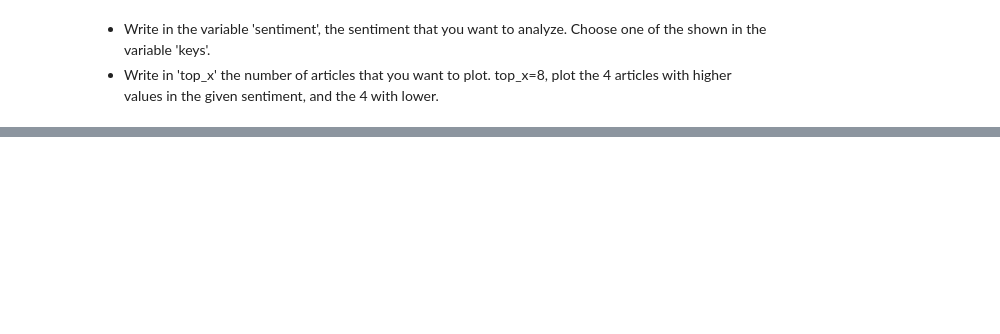
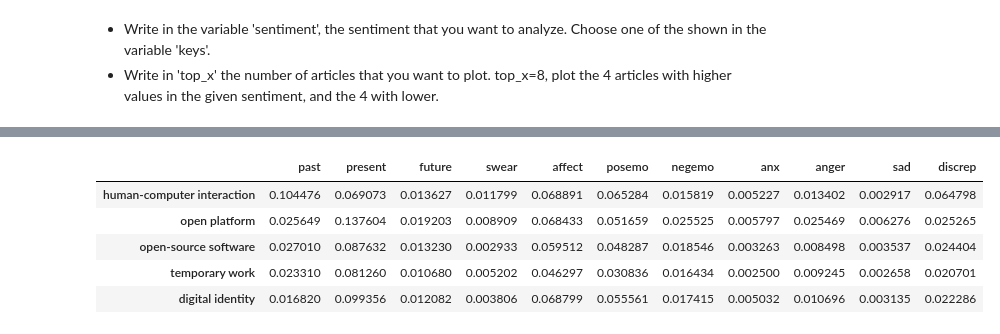
Before and after one commit to NGI4eu/engineroom-sentiment_analysis, a Jupyter notebook: Sentiment_Analysis_LIWC.ipynb, the cells around one changed output, grey strips where cells are left out. Saved outputs shown, nothing was run; the diff lists cells and outputs as text; code cells hidden in the pictures; blank space fills up the shorter version.

Commit message:
Uploaded sentiment notebook

```diff
--- a/Sentiment_Analysis_LIWC.ipynb
+++ b/Sentiment_Analysis_LIWC.ipynb
@@ -437,0 +407,9 @@ df
+# %%
+pd.read_csv('data/summarized_sentiments.csv', index_col=0).head()
+# %% [output]
+|  | past | present | future | swear | affect | posemo | negemo | anx | anger | sad | discrep |
+| human-computer interaction | 0.104476 | 0.069073 | 0.013627 | 0.011799 | 0.068891 | 0.065284 | 0.015819 | 0.005227 | 0.013402 | 0.002917 | 0.064798 |
+| open platform | 0.025649 | 0.137604 | 0.019203 | 0.008909 | 0.068433 | 0.051659 | 0.025525 | 0.005797 | 0.025469 | 0.006276 | 0.025265 |
+| open-source software | 0.027010 | 0.087632 | 0.013230 | 0.002933 | 0.059512 | 0.048287 | 0.018546 | 0.003263 | 0.008498 | 0.003537 | 0.024404 |
+| temporary work | 0.023310 | 0.081260 | 0.010680 | 0.005202 | 0.046297 | 0.030836 | 0.016434 | 0.002500 | 0.009245 | 0.002658 | 0.020701 |
+| digital identity | 0.016820 | 0.099356 | 0.012082 | 0.003806 | 0.068799 | 0.055561 | 0.017415 | 0.005032 | 0.010696 | 0.003135 | 0.022286 |
```
Also changed, not shown: parts of 15 cells of this notebook.
